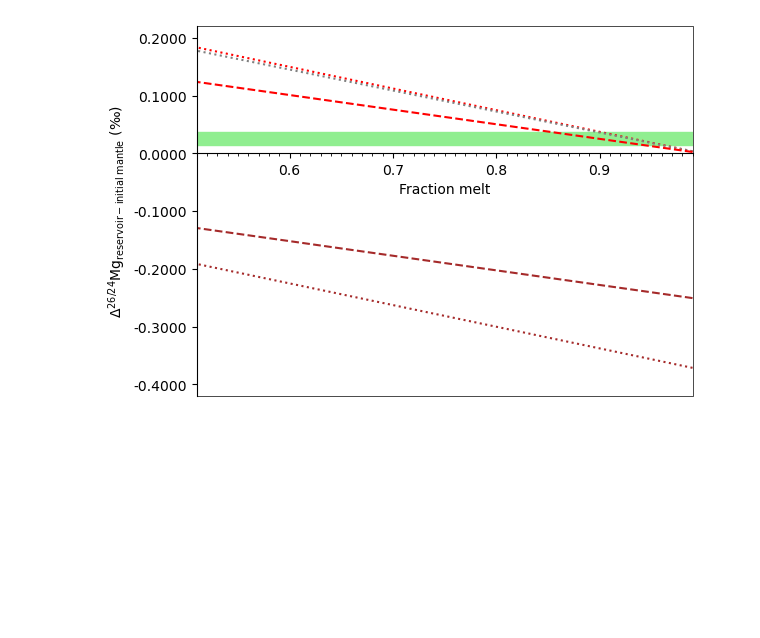
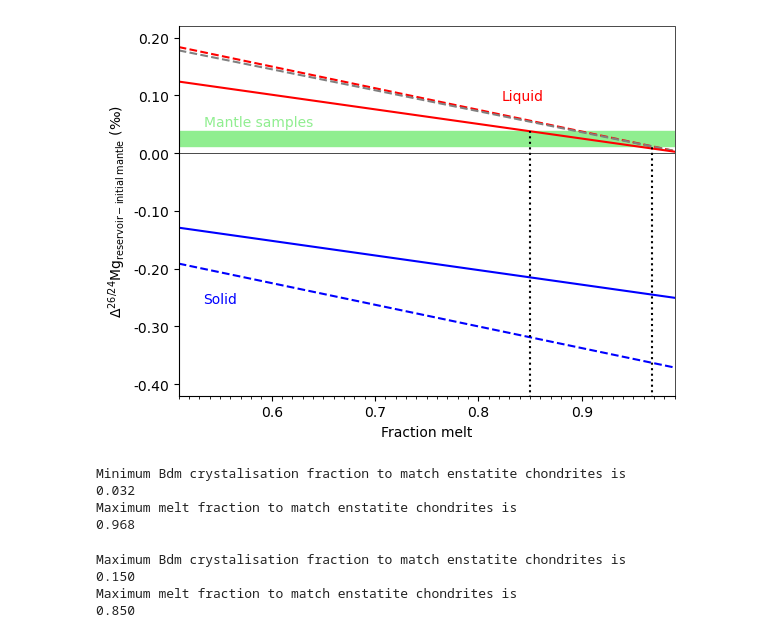
Before and after one commit to andreww/isofrac, a Jupyter notebook: magma_ocean_model.ipynb, the cells around one changed output. Cells and saved outputs as stored; diff of their text form; code cells hidden in the pictures; blank space fills up the shorter version.

```diff
--- a/magma_ocean_model.ipynb
+++ b/magma_ocean_model.ipynb
@@ -102,6 +102,7 @@ rpf_melt = 0.653
 
 liquid_fraction = np.array([0.99, 0.95, 0.9, 0.85, 0.8, 0.75, 0.7, 0.65, 0.6, 0.55, 0.5,
                             0.45, 0.4, 0.35, 0.3, 0.25, 0.2, 0.15, 0.1, 0.05, 0.01])
+liquid_fraction = np.linspace(0.01, 0.99, 10000)
 
 
 residual_liquid_Delta_batch_bdm_1000, cumulate_Delta_batch_bdm_1000, \
@@ -143,30 +129,59 @@ cumulate_Delta_batch_bdm=array([-0.37125, -0.35625, -0.3375 , -0.31875, -0.3
 # %%
 fig, ax = plt.subplots()
 
-ax.plot(liquid_fraction, residual_liquid_Delta_batch_bdm_1000, ':', color='red')
-ax.plot(liquid_fraction, residual_liquid_Delta_batch_bulk_1000, ':', color='grey')
-ax.plot(liquid_fraction, residual_liquid_Delta_batch_bdm_2500, '--', color='red')
-ax.plot(liquid_fraction, cumulate_Delta_batch_bdm_1000, ':', color='brown')
-ax.plot(liquid_fraction, cumulate_Delta_batch_bdm_2500, '--', color='brown')
+ax.plot(liquid_fraction, residual_liquid_Delta_batch_bdm_1000, '--', color='red')
+ax.plot(liquid_fraction, residual_liquid_Delta_batch_bulk_1000, '--', color='grey')
+ax.plot(liquid_fraction, residual_liquid_Delta_batch_bdm_2500, '-', color='red')
+ax.plot(liquid_fraction, cumulate_Delta_batch_bdm_1000, '--', color='blue')
+ax.plot(liquid_fraction, cumulate_Delta_batch_bdm_2500, '-', color='blue')
 
 ax.set_xlabel('Fraction melt')
 ax.set_ylabel(r"$\Delta^{26/24}$Mg$_{\mathrm{reservoir}-\mathrm{initial\ mantle}}$ (" + u'\u2030' + ")")
 
 ax.set_ylim(top=0.22, bottom=-0.42)
 ax.set_xlim(left=0.51, right=0.99)
 ax.xaxis.set_minor_locator(MultipleLocator(0.01))
-ax.yaxis.set_major_formatter('{x:.4f}')
+ax.yaxis.set_major_formatter('{x:.2f}')
 
 # Add box for condrite offset
-ax.axhspan(0.01516, 0.03636, color='lightgreen', zorder=1)
+# Tim's spreadsheet ax.axhspan(0.01516, 0.03636, color='lightgreen', zorder=1)
+# Remco
+ax.axhspan(0.012, 0.038, color='lightgreen', zorder=1)
 
 # Play with the borders
-ax.spines['bottom'].set_position('zero')
+#ax.spines['bottom'].set_position('zero')
+ax.axhline(0.0, color='k', lw=0.5)
 ax.spines['top'].set_color('none')
 ax.spines['right'].set_color('none')
 ax.patch.set_edgecolor('black')
 ax.patch.set_linewidth(0.5)
 
+ax.text(0.05, 0.25, 'Solid', color='blue', transform=ax.transAxes)
+ax.text(0.65, 0.80, 'Liquid', color='red', transform=ax.transAxes)
+ax.text(0.05, 0.73, 'Mantle samples', color='lightgreen', transform=ax.transAxes)
+ax.vlines(0.85, -0.5, 0.038, color='k', ls=':')
+ax.vlines(0.968, -0.5, 0.012, color='k', ls=':')
+
 plt.show()
 # %% [output]
-[figure, old version]
+[figure, new version]
+# %%
+print("Minimum Bdm crystalisation fraction to match enstatite chondrites is")
+print(f"{1.0 - liquid_fraction[np.logical_and(residual_liquid_Delta_batch_bdm_1000 > 0.012, residual_liquid_Delta_batch_bdm_2500 < 0.038)].max():.3f}")
+print("Maximum melt fraction to match enstatite chondrites is")
+print(f"{liquid_fraction[np.logical_and(residual_liquid_Delta_batch_bdm_1000 > 0.012, residual_liquid_Delta_batch_bdm_2500 < 0.038)].max():.3f}")
+# %% [output]
+Minimum Bdm crystalisation fraction to match enstatite chondrites is
+0.032
+Maximum melt fraction to match enstatite chondrites is
+0.968
+# %%
+print("Maximum Bdm crystalisation fraction to match enstatite chondrites is")
+print(f"{1.0 - liquid_fraction[np.logical_and(residual_liquid_Delta_batch_bdm_1000 > 0.012, residual_liquid_Delta_batch_bdm_2500 < 0.038)].min():.3f}")
+print("Maximum melt fraction to match enstatite chondrites is")
+print(f"{liquid_fraction[np.logical_and(residual_liquid_Delta_batch_bdm_1000 > 0.012, residual_liquid_Delta_batch_bdm_2500 < 0.038)].min():.3f}")
+# %% [output]
+Maximum Bdm crystalisation fraction to match enstatite chondrites is
+0.150
+Maximum melt fraction to match enstatite chondrites is
+0.850
```
Also changed, not shown: parts of 2 cells of this notebook.
